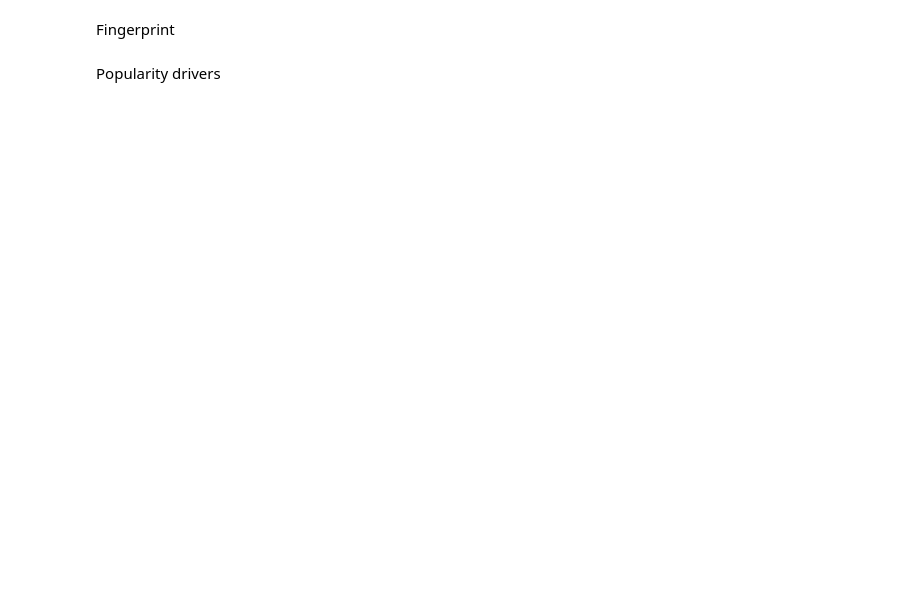
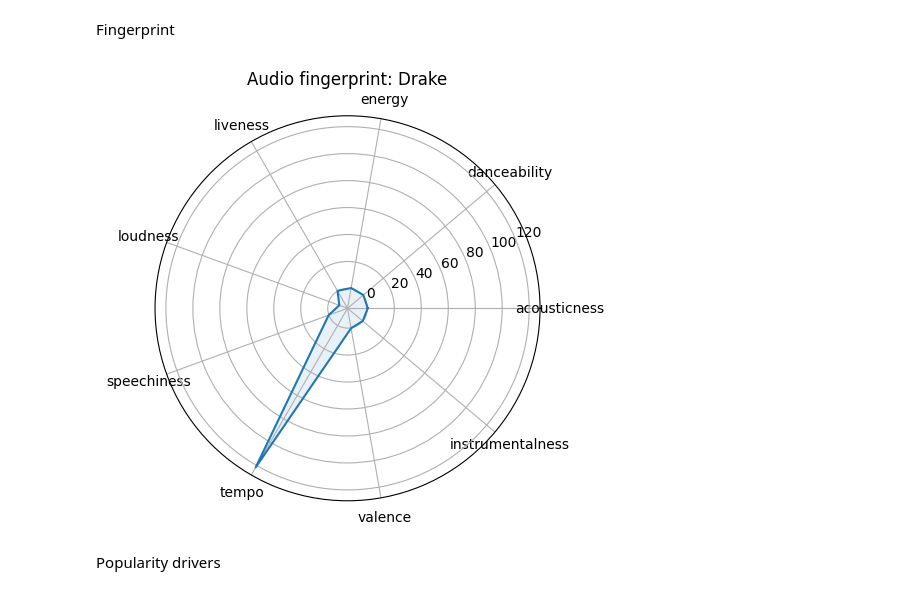
Before and after one commit to haydenchang/spotify-MRS, a Jupyter notebook: EDA/python EDA/eda.ipynb, the cells around one changed output. Drawn from its saved outputs; the diff is of its cells as text; code cells hidden in the pictures; blank space fills up the shorter version.

```diff
--- a/EDA/python EDA/eda.ipynb
+++ b/EDA/python EDA/eda.ipynb
@@ -60,4 +132,28 @@ Popular VS non-popular
 # %% [markdown]
 Fingerprint
+# %%
+target_artist = "Drake"  # e.g., "Taylor Swift"
+artist_col = "artist_name" if "artist_name" in df.columns else None
+fingerprint_cols = [c for c in [
+    "acousticness","danceability","energy","liveness","loudness",
+    "speechiness","tempo","valence","instrumentalness"
+] if c in df.columns]
+
+if target_artist and artist_col and fingerprint_cols:
+    subset = df[df[artist_col] == target_artist][fingerprint_cols]
+    if len(subset):
+        vec = subset.mean().values.astype(float)
+        labels = fingerprint_cols
+        angles = np.linspace(0, 2*np.pi, len(labels), endpoint=False)
+        vec = np.concatenate([vec, vec[:1]])
+        angles = np.concatenate([angles, angles[:1]])
+        fig = plt.figure(figsize=(5,5))
+        ax = plt.subplot(111, polar=True)
+        ax.plot(angles, vec); ax.fill(angles, vec, alpha=0.1)
+        ax.set_xticks(angles[:-1]); ax.set_xticklabels(labels)
+        ax.set_title(f'Audio fingerprint: {target_artist}')
+        plt.show()
+# %% [output]
+[figure, added]
 # %% [markdown]
 Popularity drivers
```
Also changed, not shown: parts of 10 cells of this notebook.
